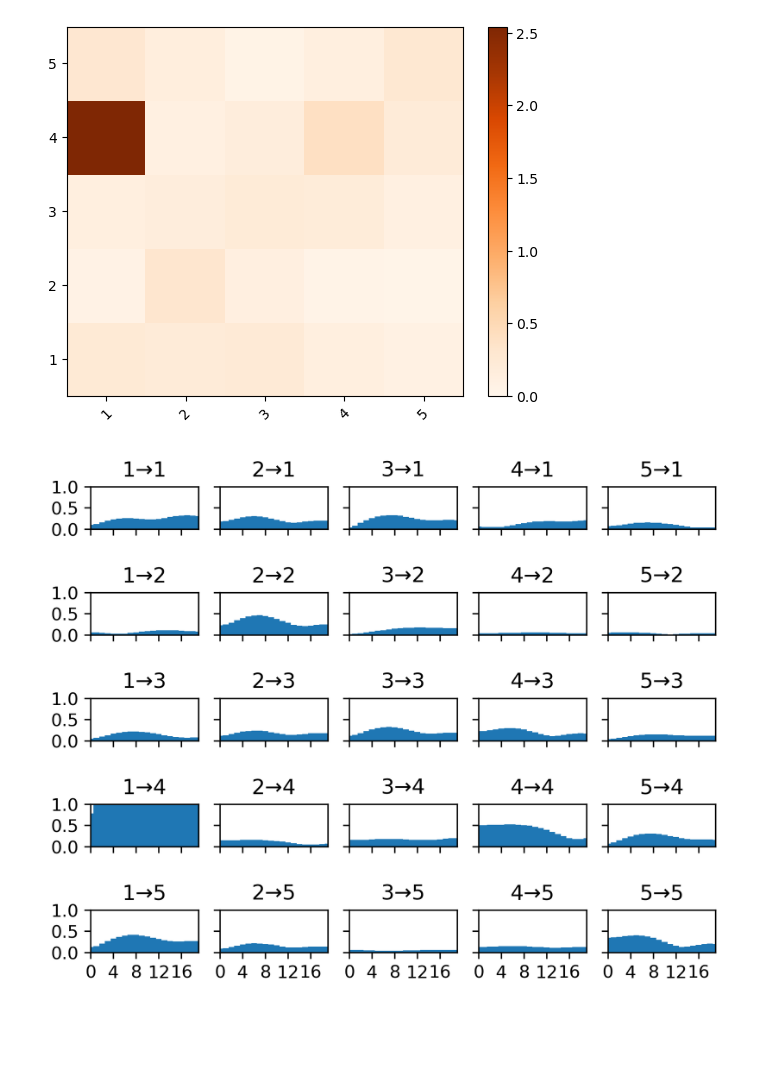
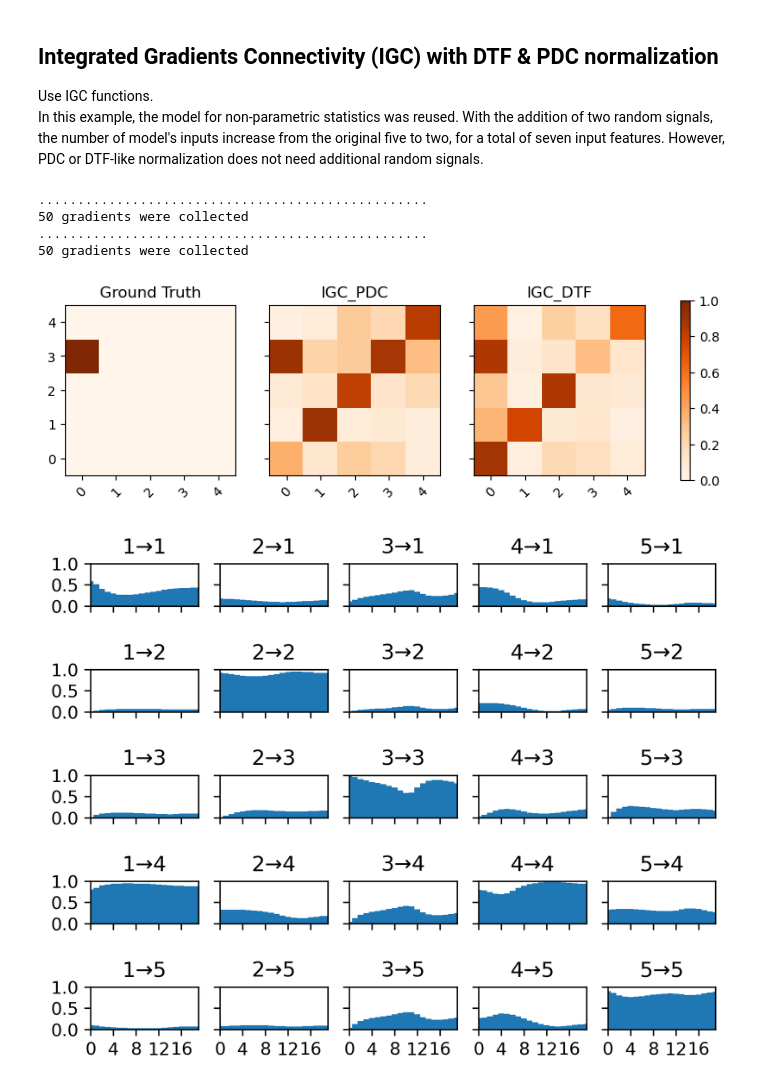
Before and after one commit to junesickim/IG-connectivity, a Jupyter notebook: IGC_example.ipynb, the cells around one changed output. Cells and saved outputs as stored; diff of their text form; code cells hidden in the pictures; blank space fills up the shorter version.

```diff
--- a/IGC_example.ipynb
+++ b/IGC_example.ipynb
@@ -59,0 +85,7 @@ Epoch [12/50]  Train_loss: 0.00000  Test_loss: 0.10318  Elapsed: 0.000s
+# %%
+groundtruth=torch.zeros((5,5))
+groundtruth[3,0]=1
+igc, cl, igc_t, igc_p, igc_f, igc_o, foi = IGC.ig_connectivity(x, model=model, nrs=nrs, device=device)
+IGC.display_connectivity([groundtruth, igc], title=['Ground Truth', 'IGC'],
+                         labels=['0','1','2','3','4'], vmax=igc.max())
+fig=IGC.display_conn_spectrum(igc_f)
@@ -60,7 +99,20 @@ Epoch [12/50]  Train_loss: 0.00000  Test_loss: 0.10318  Elapsed: 0.000s
+# %% [markdown]
+## Integrated Gradients Connectivity (IGC) with DTF & PDC normalization
+Use IGC functions.
+In this example, the model for non-parametric statistics was reused. With the addition of two random signals, the number of model's inputs increase from the original five to two, for a total of seven input features.
+However, PDC or DTF-like normalization does not need additional random signals.
 # %%
 #igc, cl, igc_t, igc_p, igc_f, foi = ig_connectivity(x, model=model, nrs=2, device=device)
-IGC.display_connectivity(igc,labels=['1','2','3','4','5'], vmax=igc.max())
-fig=IGC.display_conn_spectrum(igc_f)
+igc_pdc, igc_dtf, _,_,_, foi = IGC.ig_connectivity(x, model=model, stat='DTF', nrs=0, device=device)
+IGC.display_connectivity([groundtruth, igc_pdc[:,:5,:5].mean(0), igc_dtf[:,:5,:5].mean(0)],
+                         title=['Ground Truth', 'IGC_PDC', 'IGC_DTF'],
+                         labels=['0','1','2','3','4'], vmax=1)
+fig=IGC.display_conn_spectrum(igc_pdc[:,:5,:5])
+fig=IGC.display_conn_spectrum(igc_dtf[:,:5,:5])
 # %% [output]
+..................................................
+50 gradients were collected
+..................................................
+50 gradients were collected
-[figure, old version]
+[figure, new version]
-[figure, old version]
+[figure, new version]
```
Also changed, not shown: parts of 8 cells of this notebook.
